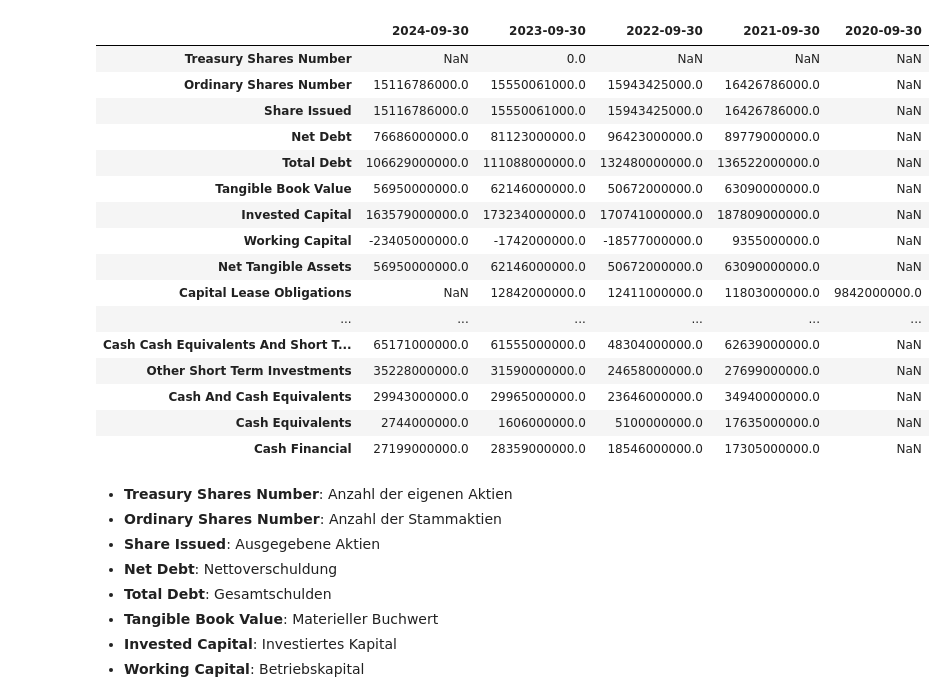
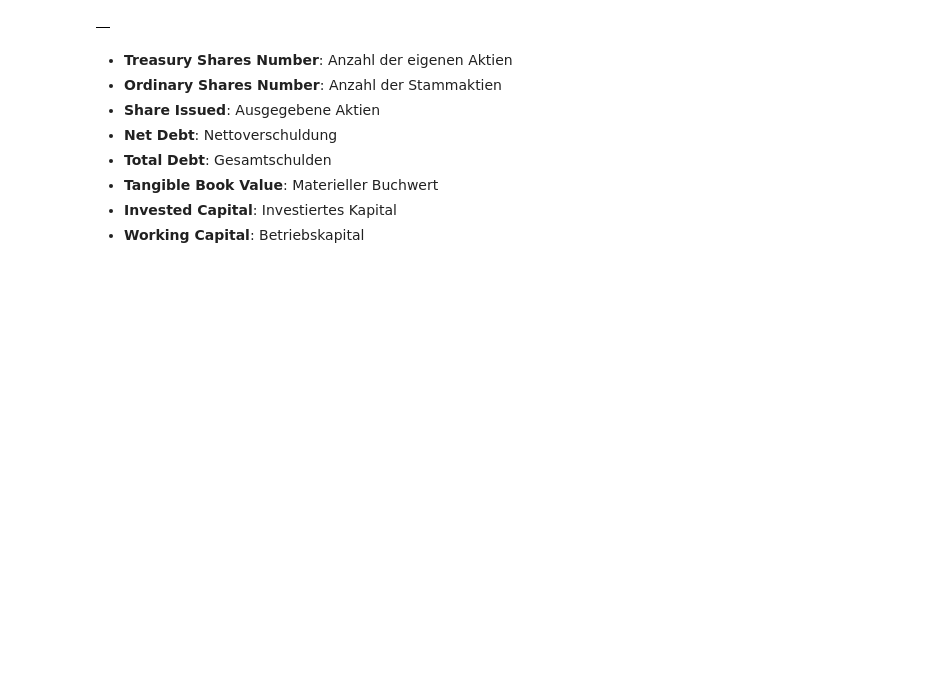
Before and after one commit to altendeh/Digitale-Unternehmensfuehrung, a Jupyter notebook: get_data/API_testing.ipynb, the cells around one changed output. Cells and saved outputs as stored; diff of their text form; code cells hidden in the pictures; blank space fills up the shorter version.

```diff
--- a/get_data/API_testing.ipynb
+++ b/get_data/API_testing.ipynb
@@ -151,25 +52,9 @@ Herkunftsland: United States
 # %%
 ticker = yf.Ticker('AAPL')
-balance_sheet = ticker.balancesheet
+balance_sheet = ticker.balance_sheet
 balance_sheet.head(70)
 # %% [output]
-|  | 2024-09-30 | 2023-09-30 | 2022-09-30 | 2021-09-30 | 2020-09-30 |
-| Treasury Shares Number | NaN | 0.0 | NaN | NaN | NaN |
-| Ordinary Shares Number | 15116786000.0 | 15550061000.0 | 15943425000.0 | 16426786000.0 | NaN |
-| Share Issued | 15116786000.0 | 15550061000.0 | 15943425000.0 | 16426786000.0 | NaN |
-| Net Debt | 76686000000.0 | 81123000000.0 | 96423000000.0 | 89779000000.0 | NaN |
-| Total Debt | 106629000000.0 | 111088000000.0 | 132480000000.0 | 136522000000.0 | NaN |
-| Tangible Book Value | 56950000000.0 | 62146000000.0 | 50672000000.0 | 63090000000.0 | NaN |
-| Invested Capital | 163579000000.0 | 173234000000.0 | 170741000000.0 | 187809000000.0 | NaN |
-| Working Capital | -23405000000.0 | -1742000000.0 | -18577000000.0 | 9355000000.0 | NaN |
-| Net Tangible Assets | 56950000000.0 | 62146000000.0 | 50672000000.0 | 63090000000.0 | NaN |
-| Capital Lease Obligations | NaN | 12842000000.0 | 12411000000.0 | 11803000000.0 | 9842000000.0 |
-| ... | ... | ... | ... | ... | ... |
-| Cash Cash Equivalents And Short T... | 65171000000.0 | 61555000000.0 | 48304000000.0 | 62639000000.0 | NaN |
-| Other Short Term Investments | 35228000000.0 | 31590000000.0 | 24658000000.0 | 27699000000.0 | NaN |
-| Cash And Cash Equivalents | 29943000000.0 | 29965000000.0 | 23646000000.0 | 34940000000.0 | NaN |
-| Cash Equivalents | 2744000000.0 | 1606000000.0 | 5100000000.0 | 17635000000.0 | NaN |
-| Cash Financial | 27199000000.0 | 28359000000.0 | 18546000000.0 | 17305000000.0 | NaN |
+|  |
 # %% [markdown]
 - **Treasury Shares Number**: Anzahl der eigenen Aktien
 - **Ordinary Shares Number**: Anzahl der Stammaktien
```
Also changed, not shown: parts of 13 cells of this notebook, 7 other files.
